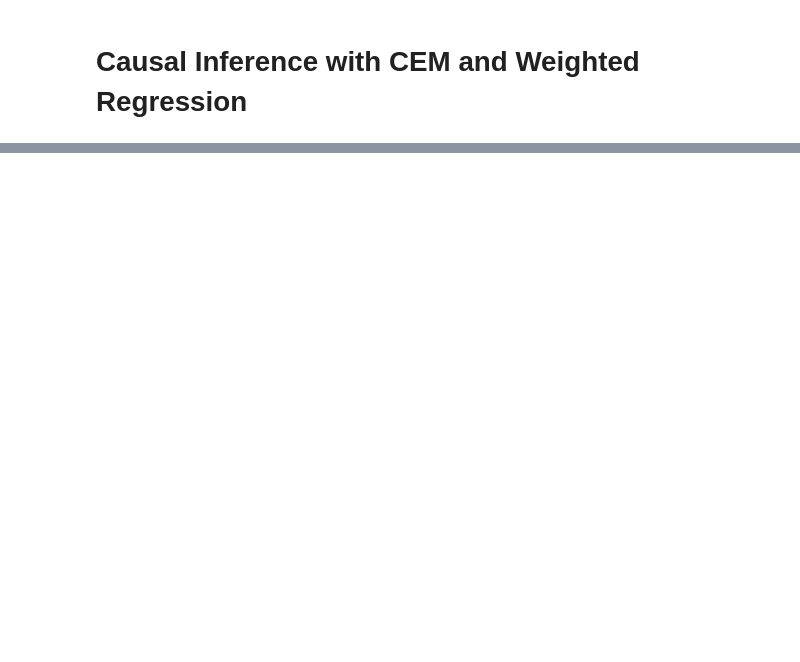
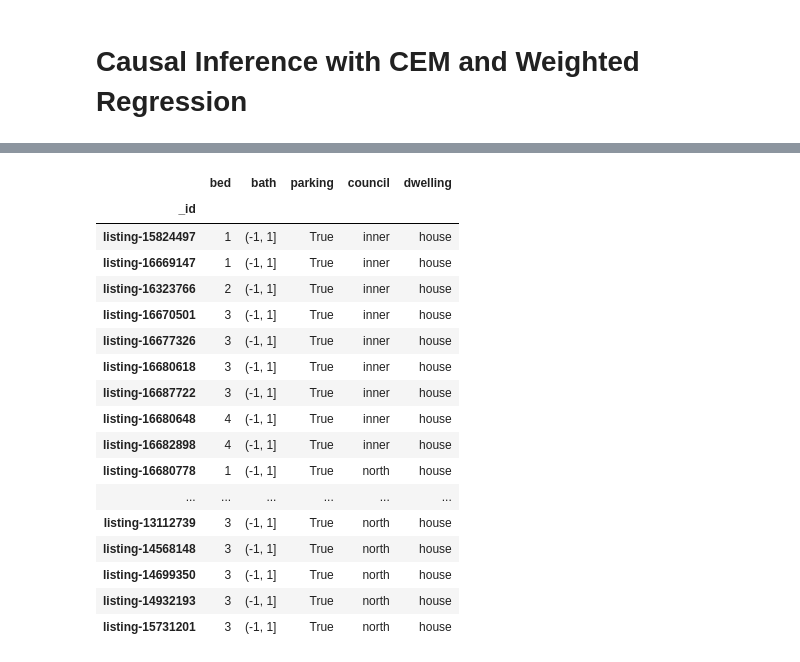
Before and after one commit to lewisbails/real-estate, a Jupyter notebook: notebooks/treatment_effects.ipynb, the cells around one changed output, grey strips where cells are left out. Cells and saved outputs as stored; diff of their text form; code cells hidden in the pictures; blank space fills up the shorter version.

```diff
--- a/notebooks/treatment_effects.ipynb
+++ b/notebooks/treatment_effects.ipynb
@@ -34,3 +59,2 @@ df.head()
 # %%
-df = df[["price", "bed", "bath"]]
-df.head()
+df[["bed", "bath", "parking"]].cov()
@@ -52,4 +65,0 @@ sns.scatterplot(data=df, x="bed", y="bath", legend=False)
-# %%
-df["weight"] = weights
-plt.grid()
-sns.scatterplot(data=df, x="bed", y="bath", size="weight", legend=False)
@@ -57,0 +112,3 @@ sns.scatterplot(data=df, x="bed", y="bath", size="weight", legend=False)
+# %%
+y = df["price"]
+X = df.drop(columns="price")[["bed", "bath", "parking", "council", "dwelling"]]
@@ -57,0 +145,15 @@ sns.scatterplot(data=df, x="bed", y="bath", size="weight", legend=False)
+# %%
+# coarsened exact matching
+# throw away examples from strata (defined by COARSENED council, dwelling, bath and parking) that do not contain all levels of the treatment (number of beds)
+X_coarse = X.copy()
+
+X_coarse["council"] = X_coarse["council"].map(councils)  # north, south, east, west, inner, hills, outer
+X_coarse["parking"] = X_coarse["parking"] > 0  # yes or no
+X_coarse["bath"] = pd.cut(X_coarse["bath"], bins=[-1, 1, 2, 100])  # 1, 2, 3+
+
+weights = match(X_coarse, "bed")
+X_coarse = X_coarse.loc[weights.index]  # not necessary, but it supresses that warning
+
+print(f"{(weights > 0).sum()} observations remain. Threw away {(weights == 0).sum()}")
+
+L1(X_coarse, "bed", weights)
@@ -57,0 +169,21 @@ sns.scatterplot(data=df, x="bed", y="bath", size="weight", legend=False)
+# %%
+X_coarse[weights > 0].sort_values(["council", "dwelling", "bath", "parking", "bed"]).head(20)
+# %% [output]
+|  | bed | bath | parking | council | dwelling |
+| _id |  |  |  |  |  |
+| listing-15824497 | 1 | (-1, 1] | True | inner | house |
+| listing-16669147 | 1 | (-1, 1] | True | inner | house |
+| listing-16323766 | 2 | (-1, 1] | True | inner | house |
+| listing-16670501 | 3 | (-1, 1] | True | inner | house |
+| listing-16677326 | 3 | (-1, 1] | True | inner | house |
+| listing-16680618 | 3 | (-1, 1] | True | inner | house |
+| listing-16687722 | 3 | (-1, 1] | True | inner | house |
+| listing-16680648 | 4 | (-1, 1] | True | inner | house |
+| listing-16682898 | 4 | (-1, 1] | True | inner | house |
+| listing-16680778 | 1 | (-1, 1] | True | north | house |
+| ... | ... | ... | ... | ... | ... |
+| listing-13112739 | 3 | (-1, 1] | True | north | house |
+| listing-14568148 | 3 | (-1, 1] | True | north | house |
+| listing-14699350 | 3 | (-1, 1] | True | north | house |
+| listing-14932193 | 3 | (-1, 1] | True | north | house |
+| listing-15731201 | 3 | (-1, 1] | True | north | house |
```
Also changed, not shown: parts of 17 cells of this notebook, 2 other files.
